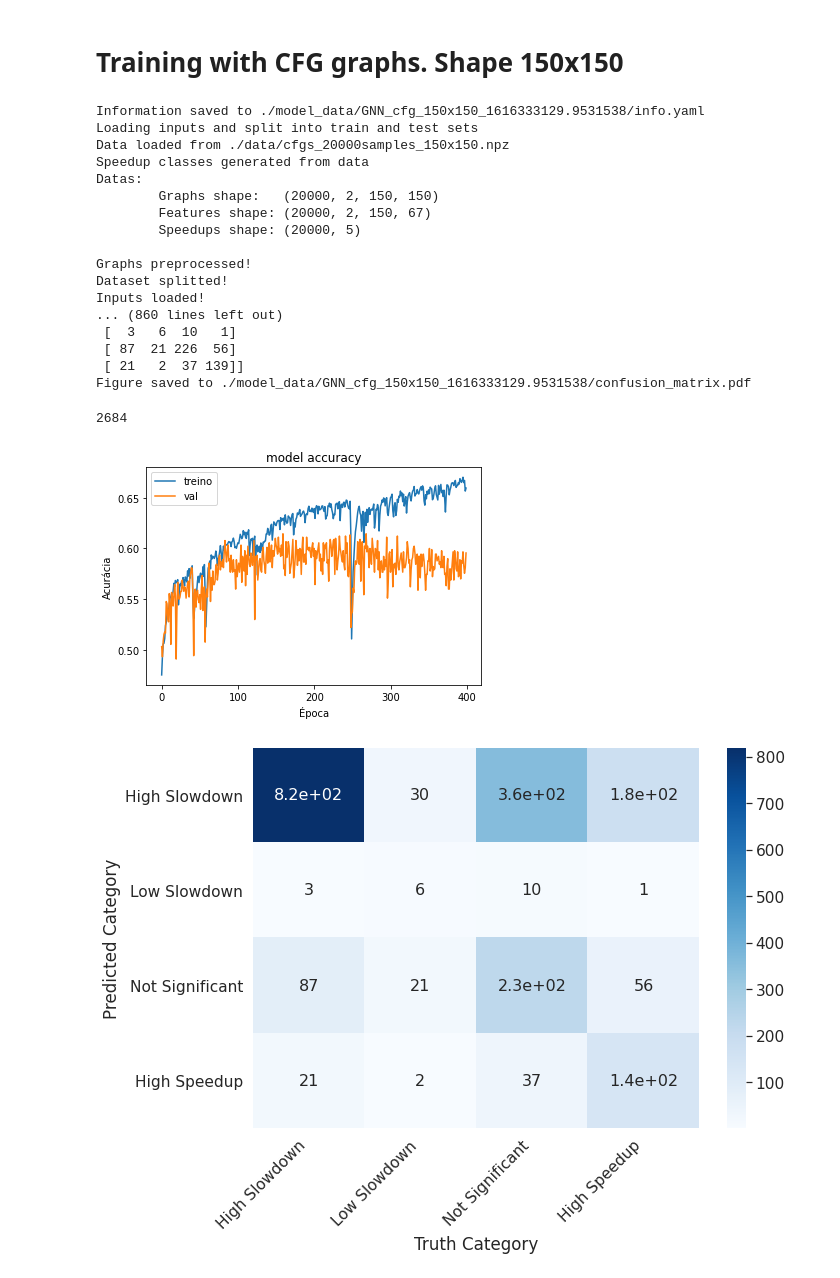
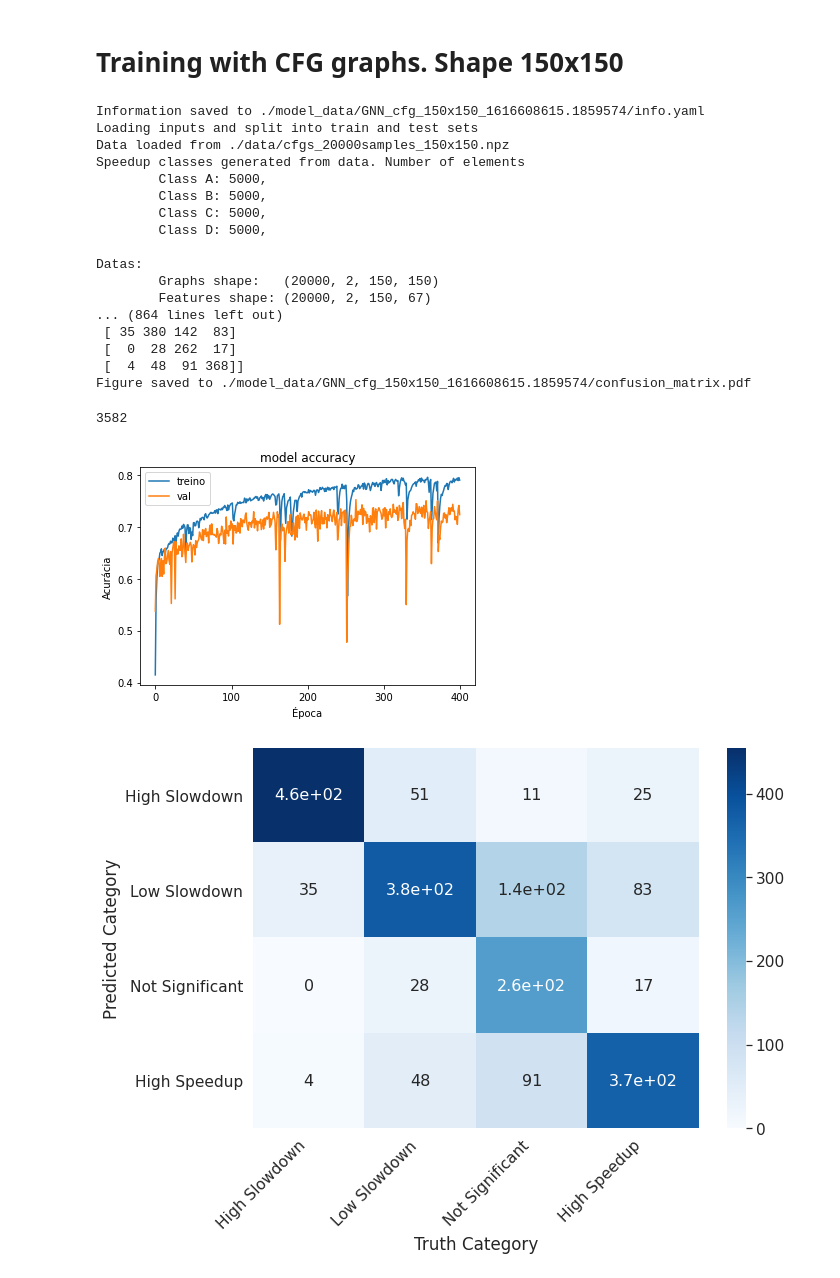
Before and after one commit to otavioon/Code-Performance-Predictor, a Jupyter notebook: train_GNNs.ipynb, the cells around one changed output. Drawn from its saved outputs; the diff is of its cells as text; code cells hidden in the pictures.

```diff
--- a/train_GNNs.ipynb
+++ b/train_GNNs.ipynb
@@ -153,18 +151,23 @@ def get_inputs(input_data_file: str, test_size: float) -> tuple:
     y_c = np.zeros(shape=(speedups.shape[0],5))
 
     for i in range(0, speedups.shape[0]):
-        if speedups[i] <= 0.996:
+        if speedups[i] < 0.45:
             y_c[i,0]=1
-        elif speedups[i] > 0.996 and speedups[i] < 1.0:
+        elif (speedups[i] <= 0.80 and speedups[i] >= 0.45):
             y_c[i,1]=1
-        elif (speedups[i] >= 1.0 and speedups[i] < 1.15):
+        elif (speedups[i] <= 1.33 and speedups[i] > 0.80):
             y_c[i,2]=1
-        elif (speedups[i] > 1.15):
+        elif speedups[i] > 1.33:
             y_c[i,3]= 1
         y_c[i,4] =speedups[i]
     speedups = y_c
 
-    print('Speedup classes generated from data')
+    print(f"""Speedup classes generated from data. Number of elements
+        Class A: {int(sum(speedups[:,0]))},
+        Class B: {int(sum(speedups[:,1]))},
+        Class C: {int(sum(speedups[:,2]))},
+        Class D: {int(sum(speedups[:,3]))},
+    """)
 
     # Remove 0 columns in nodes features
     #idx = np.argwhere(np.all(X[..., :] == 0, axis=(0,1,2)))
@@ -238,7 +241,7 @@ config = {
     'n_features': 67,     # Original feature dimensionality
     'n_classes': 4,       # Number of output classes
     'epochs': 400,        # Number of training epochs
-    'batch_size': 32,     # Number of samples per batch
+    'batch_size': 16,     # Number of samples per batch
     'learning_rate': 1e-2,# Training learning rate
     'samples': 20000      # Number of samples in dataset (OPTIONAL)
 }
@@ -260,7 +263,7 @@ print('Start training')
 # Train model
 start_time = time.time()
 history = model.fit([features_train[:,0,:,:], graphs_train[:,0,:,:], features_train[:,1,:,:], graphs_train[:,1,:,:]], [y_train[:,0:4], y_train[:,4]],
-          batch_size=config['batch_size'], validation_split=0.05, epochs=config['epochs'])
+          batch_size=config['batch_size'], validation_split=0.05, epochs=config['epochs'], verbose=1)
 end_time = time.time()
 print(f'Training took {end_time-start_time} seconds..')
 
@@ -290,45 +293,45 @@ pred_vals = model.predict([features_test[:,0,:,:], graphs_test[:,0,:,:], feature
 pred_vals = np.argmax(pred_vals[0], axis=-1)
 test_vals = np.argmax(y_test[:,0:4], axis=-1)
 
 cm=confusion_matrix(pred_vals,test_vals)
 print(cm)
 
 labels = ['High Slowdown', 'Low Slowdown', 'Not Significant', 'High Speedup']
 plt.figure(figsize = (10,7))
 sn.set(font_scale=1.4)
 ax = sn.heatmap(cm, cmap="Blues", annot=True, annot_kws={"size": 16}, xticklabels=labels, yticklabels=labels)
 for label in ax.get_xticklabels():
     label.set_ha("right")
     label.set_rotation(45)
 
 ax.set_xlabel('Truth Category')
 ax.set_ylabel('Predicted Category')
 
 # Save confusion matrix
 figure_file = os.path.join(data_dir, "confusion_matrix.pdf")
 plt.savefig(figure_file)
 print(f"Figure saved to {figure_file}")
 
 # Cleanup
 gc.collect()
 # %% [output]
-Information saved to ./model_data/GNN_cfg_150x150_1616333129.9531538/info.yaml
+Information saved to ./model_data/GNN_cfg_150x150_1616608615.1859574/info.yaml
 Loading inputs and split into train and test sets
 Data loaded from ./data/cfgs_20000samples_150x150.npz
-Speedup classes generated from data
+Speedup classes generated from data. Number of elements
+        Class A: 5000,
+        Class B: 5000,
+        Class C: 5000,
+        Class D: 5000,
+
 Datas:
         Graphs shape:   (20000, 2, 150, 150)
         Features shape: (20000, 2, 150, 67)
-        Speedups shape: (20000, 5)
-
-Graphs preprocessed!
-Dataset splitted!
-Inputs loaded!
-... (860 lines left out)
- [  3   6  10   1]
- [ 87  21 226  56]
- [ 21   2  37 139]]
-Figure saved to ./model_data/GNN_cfg_150x150_1616333129.9531538/confusion_matrix.pdf
+... (864 lines left out)
+ [ 35 380 142  83]
+ [  0  28 262  17]
+ [  4  48  91 368]]
+Figure saved to ./model_data/GNN_cfg_150x150_1616608615.1859574/confusion_matrix.pdf
-2684
+3582
-[figure, old version]
+[figure, new version]
-[figure, old version]
+[figure, new version]
```
Also changed, not shown: parts of 35 cells of this notebook, 39 other files.
